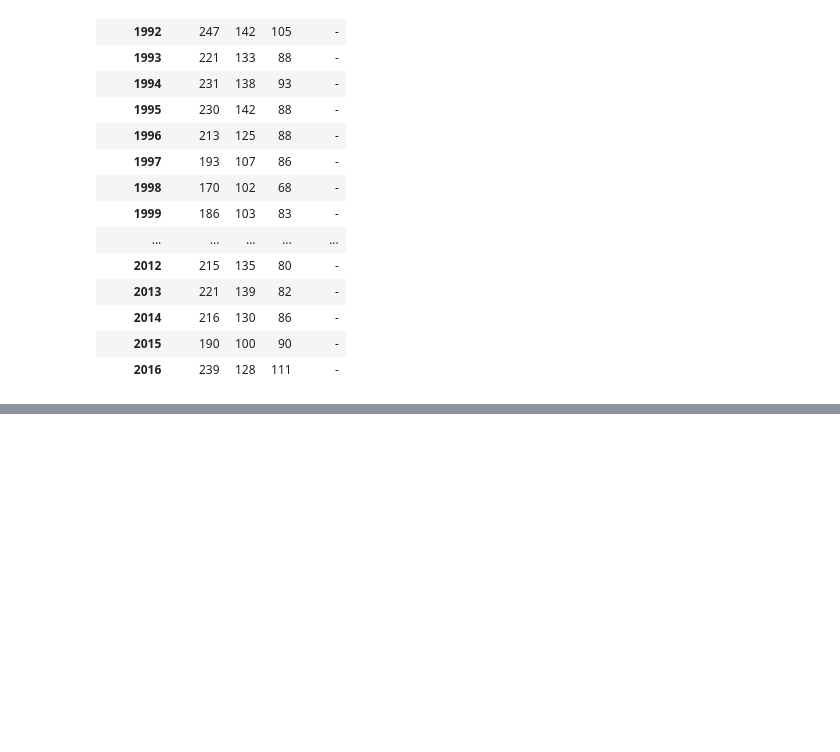
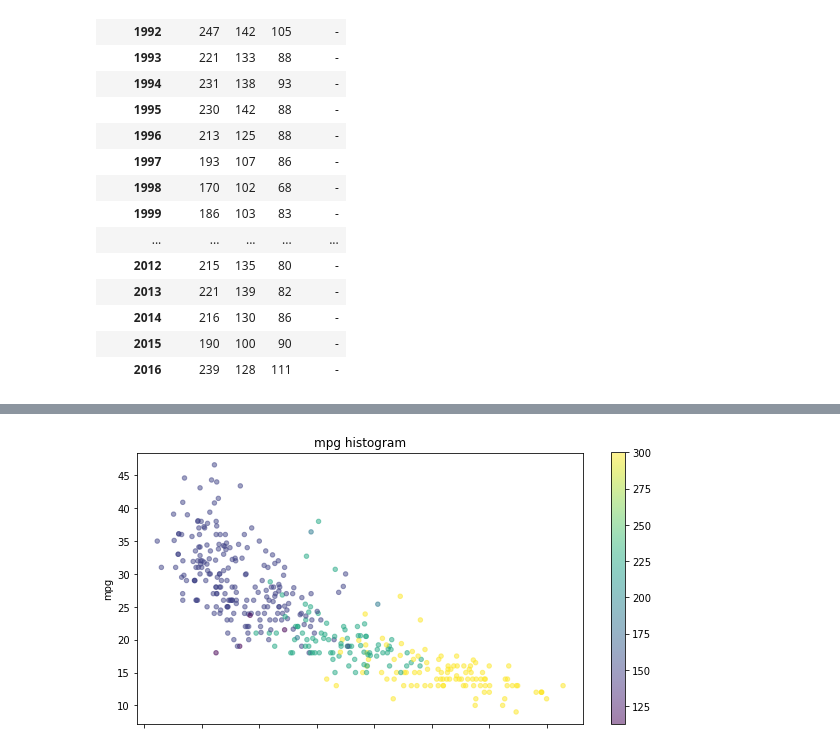
Before and after one commit to min-moon-sick/pandas_basic, a Jupyter notebook: matplotlib.ipynb, the cells around one changed output, grey strips where cells are left out. Saved outputs shown, nothing was run; the diff lists cells and outputs as text; code cells hidden in the pictures; blank space fills up the shorter version.

```diff
--- a/matplotlib.ipynb
+++ b/matplotlib.ipynb
@@ -357,0 +322,15 @@ ax2.plot(df.index, df['증감율'], ls='--', marker='o', color='red', label='전
+# %%
+# scatter cylender  : 3개의 변수로 : x = 'weight', y= 'mpg', cylender_size
+# cylenders_size를 컬러맵으로 사용
+cylender_size = df.cylinders / df.cylinders.max() * 300
+# print(cylender_size)
+df.plot(x = 'weight', y= 'mpg',kind='scatter', figsize=(10,5), alpha = 0.5, cmap='viridis', c = cylender_size, s= 20)
+plt.title('mpg histogram')
+plt.xlabel('mpg')
+
+# plot한것 저장
+plt.savefig('./img/scatter.png')
+
+plt.show()
+# %% [output]
+[figure, added]
```
Also changed, not shown: parts of 24 cells of this notebook, 11 other files.
